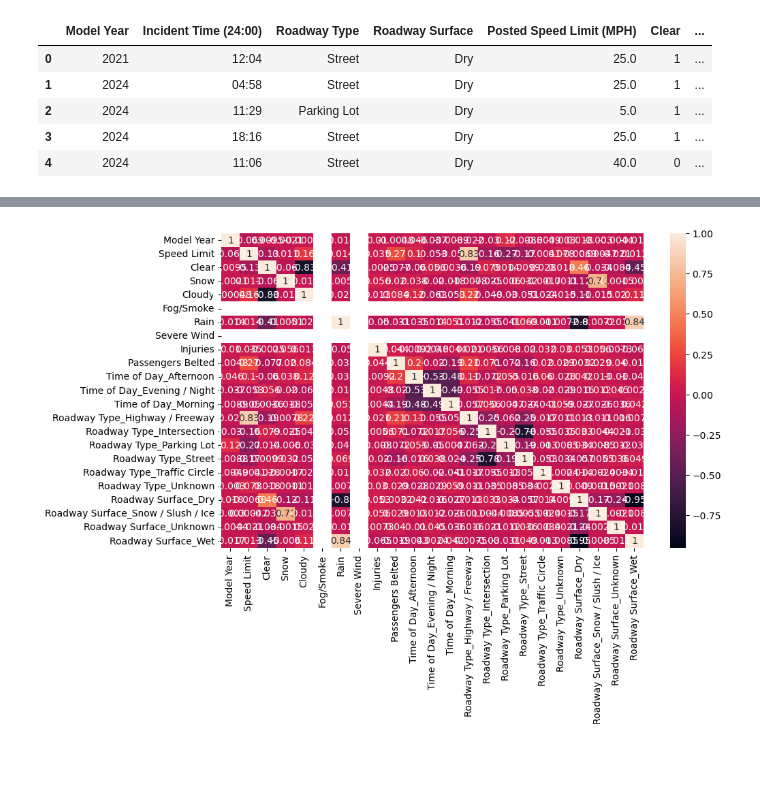
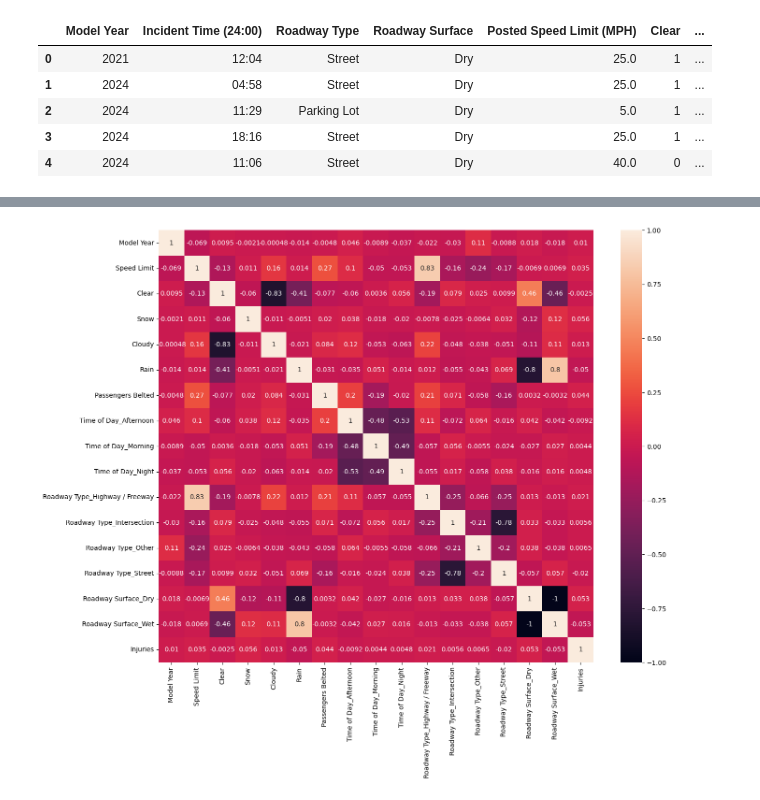
Before and after one commit to KevinPCarney/Project-04-Group-05, a Jupyter notebook: Machine Learning/car_crash_ml_notebook.ipynb, the cells around one changed output, grey strips where cells are left out. Cells and saved outputs as stored; diff of their text form; code cells hidden in the pictures; blank space fills up the shorter version.

```diff
--- a/Machine Learning/car_crash_ml_notebook.ipynb
+++ b/Machine Learning/car_crash_ml_notebook.ipynb
@@ -123,0 +123,6 @@ memory usage: 140.1+ KB
+# %%
+df_ml['Roadway Type'] = df_ml['Roadway Type'].replace({
+    'Unknown': 'Other',
+    'Traffic Circle': 'Other',
+    'Parking Lot': 'Other'
+})
@@ -123,0 +138,5 @@ memory usage: 140.1+ KB
+# %%
+df_ml['Roadway Surface'] = df_ml['Roadway Surface'].replace({
+    'Unknown': 'Wet',
+    'Snow / Slush / Ice': 'Wet'
+})
@@ -240,11 +213,10 @@ numeric_transformer = Pipeline(steps=[
     # ('scaler', StandardScaler())])
 
 # # Define preprocessing for the binary features ('CryoSleep', 'VIP', 'Side')
-binary_features = ['Clear', 'Snow', 'Cloudy', 'Fog/Smoke', 'Rain',
-       'Severe Wind', 'Injuries', 'Passengers Belted']
+binary_features = ['Clear', 'Snow', 'Cloudy', 'Rain', 'Passengers Belted']
 binary_transformer = Pipeline(steps=[
     ('imputer', SimpleImputer(strategy='most_frequent', missing_values=pd.NA)),
-    ('label', OrdinalEncoder())])  # Label encode for binary feature
+    ('label', OrdinalEncoder(handle_unknown='use_encoded_value', unknown_value=-1))])  # Label encode for binary feature
 
 # # Define preprocessing for categorical features ('HomePlanet', 'Destination', 'Deck')
 categorical_features = ['Time of Day', 'Roadway Type', 'Roadway Surface']
@@ -268,6 +240,6 @@ encoded_feature_names = (numeric_features + binary_features +
                          list(preprocessor.transformers_[2][1]['onehot'].get_feature_names_out(categorical_features)))
 
 df_final = pd.DataFrame(preprocessed_X_train, columns=encoded_feature_names)
-df_final["Injuries"] = df.Injuries
+df_final["Injuries"] = df_ml.Injuries
 df_final.head()
 # %% [output]
@@ -301,9 +274,9 @@ corrs
 # %%
-plt.figure(figsize=(10,6))
+plt.figure(figsize=(15,12))
 sns.heatmap(corrs, annot=True)
 plt.show()
 # %% [output]
-[figure, old version]
+[figure, new version]
 # %%
 abs(corrs.Injuries).sort_values(ascending=False)
 # %% [output]
```
Also changed, not shown: parts of 47 cells of this notebook.
